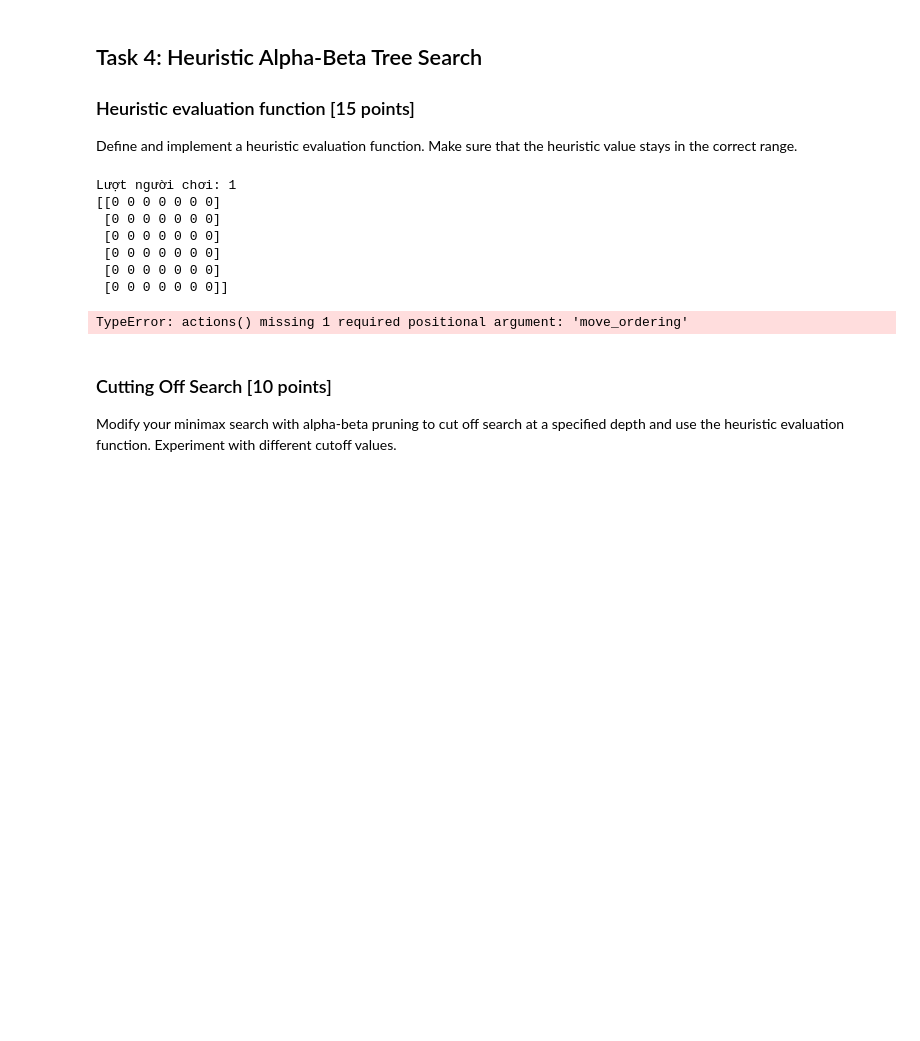
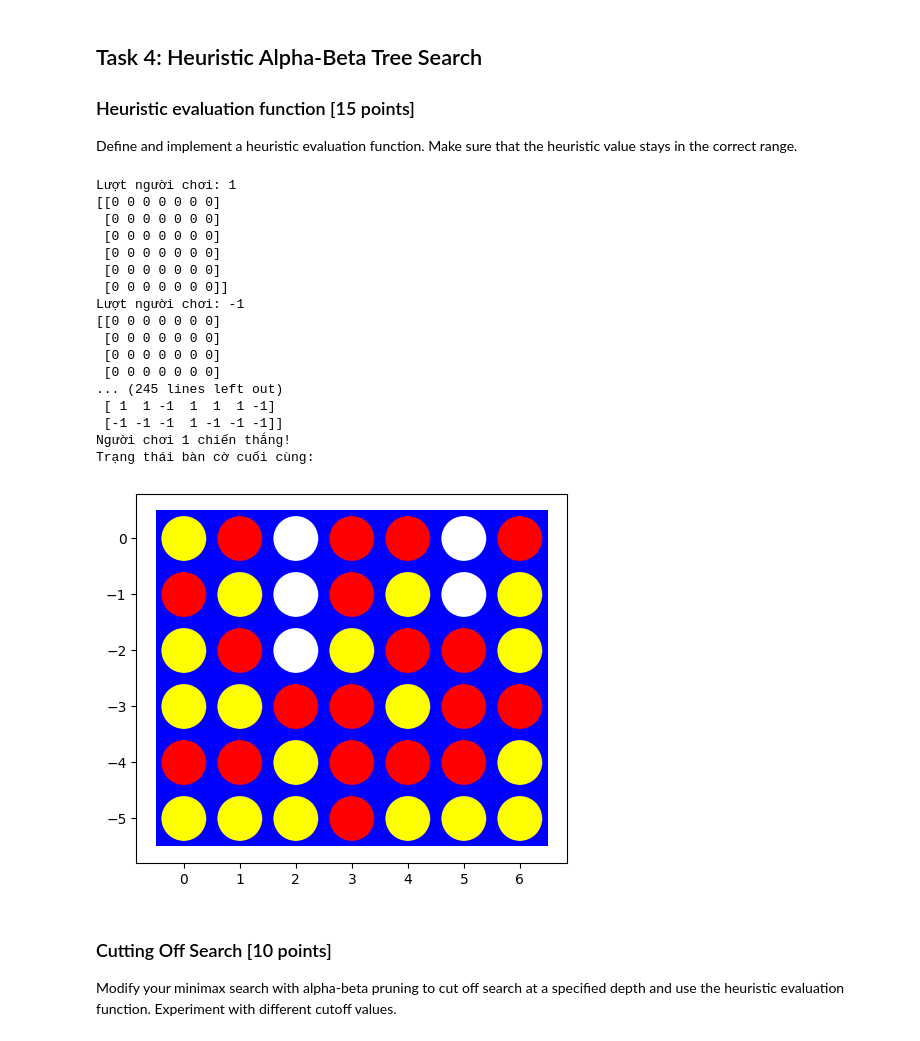
Before and after one commit to LaiTanTai/CSTTNT_NC, a Jupyter notebook: lab04/assignment_connect4.ipynb, the cells around one changed output. Cells and saved outputs as stored; diff of their text form; code cells hidden in the pictures; blank space fills up the shorter version.

```diff
--- a/lab04/assignment_connect4.ipynb
+++ b/lab04/assignment_connect4.ipynb
@@ -633,7 +677,7 @@ def heuristic_maximum(node, alpha_value, beta_value, depth, max_depth):
     if depth == max_depth or terminal_test(node.board, node.last_row_each_col)[1]:
         return None, heuristic(node)
 
-    next_actions = actions(node.last_row_each_col)
+    next_actions = actions(node.last_row_each_col,False)
     max_value = -math.inf
     player_turn = player(node.board)
     best_action = next_actions[0] if next_actions else None
@@ -660,7 +704,7 @@ def heuristic_minimum(node, alpha_value, beta_value, depth, max_depth):
     if depth == max_depth or terminal_test(node.board, node.last_row_each_col)[1]:
         return None, heuristic(node)
 
-    next_actions = actions(node.last_row_each_col)
+    next_actions = actions(node.last_row_each_col,False)
     min_value = math.inf
     player_turn = player(node.board)
     best_action = next_actions[0] if next_actions else None
@@ -705,34 +749,44 @@ def play():
             else:
                 print(f"Người chơi {terminal[0]} chiến thắng!")
             break
 
         current_player = player(current_node.board)
         print(f"Lượt người chơi: {current_player}")
         print(current_node.board)
 
         action, _ = alpha_beta_decision(current_node, alpha, beta, 0, 4)
 
         if action is None:
             print("Không còn nước đi hợp lệ!")
             break
 
         new_board, new_last_each_col = result(current_node.board, current_node.last_row_each_col, action, current_player)
         current_node = Node(new_board, new_last_each_col)
 
     print("Trạng thái bàn cờ cuối cùng:")
     visualize(current_node.board)
 
 # Run the game
 play()
 # %% [output]
 Lượt người chơi: 1
 [[0 0 0 0 0 0 0]
  [0 0 0 0 0 0 0]
  [0 0 0 0 0 0 0]
  [0 0 0 0 0 0 0]
  [0 0 0 0 0 0 0]
  [0 0 0 0 0 0 0]]
+Lượt người chơi: -1
+[[0 0 0 0 0 0 0]
+ [0 0 0 0 0 0 0]
+ [0 0 0 0 0 0 0]
+ [0 0 0 0 0 0 0]
+... (245 lines left out)
+ [ 1  1 -1  1  1  1 -1]
+ [-1 -1 -1  1 -1 -1 -1]]
+Người chơi 1 chiến thắng!
+Trạng thái bàn cờ cuối cùng:
-TypeError: actions() missing 1 required positional argument: 'move_ordering'
+[figure, added]
 # %% [markdown]
 ### Cutting Off Search [10 points]
 
```
Also changed, not shown: parts of 2 cells of this notebook.
